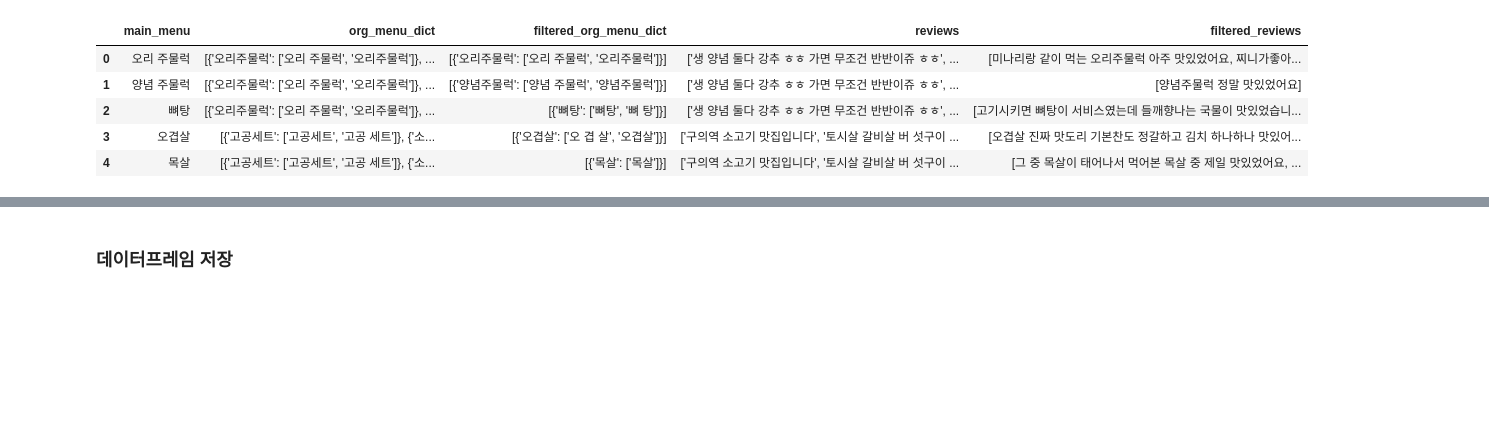
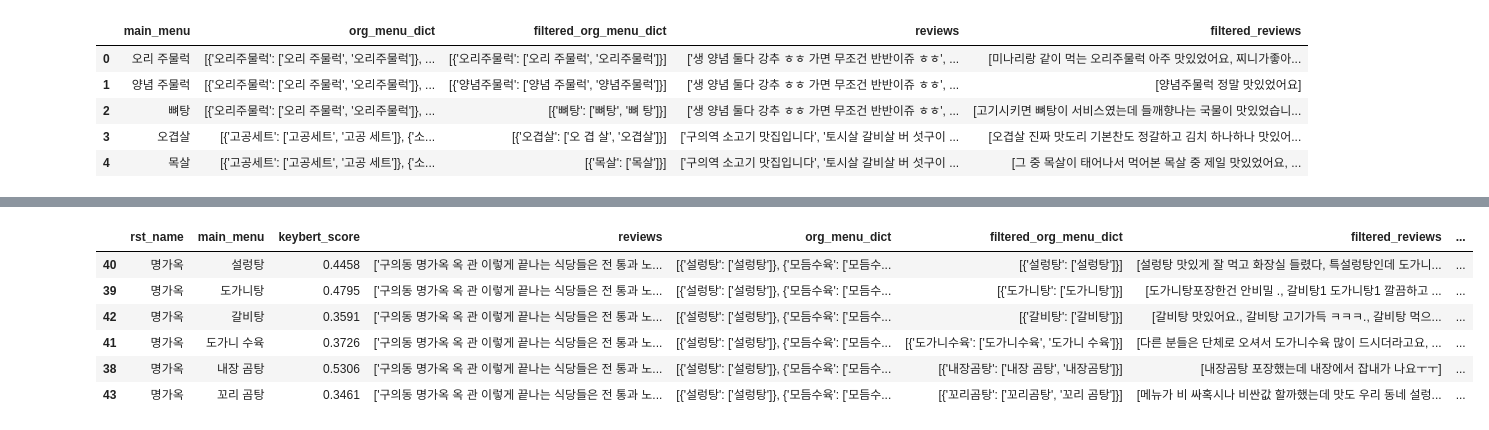
Before and after one commit to SJU-Capstone-DS-DayOne/Palette-AI-models, a Jupyter notebook: Model/KeyPhrase/keybert_to_df.ipynb, the cells around one changed output, grey strips where cells are left out. Drawn from its saved outputs; the diff is of its cells as text; code cells hidden in the pictures; blank space fills up the shorter version.

```diff
--- a/Model/KeyPhrase/keybert_to_df.ipynb
+++ b/Model/KeyPhrase/keybert_to_df.ipynb
@@ -346,0 +367,19 @@ data.head()
+# %%
+# total_score 열 계산
+
+alpha = 1 # 알파 적용은 아래 두 식 중 양자택일
+
+
+# e^x 계산 되돌린 후, (e+alpha)^x 로 계산하는 수식
+data['BPP'] = (np.e + alpha) ** np.log(data['BPP'])
+
+'''
+# e^x 대신 e^(alpha*x) 로 계산하는 식
+data['BPP'] = np.exp(alpha * np.log(data['BPP']))
+'''
+
+data['total_score'] = data['keybert_score'] * data['BPP']
+
+
+# rst_name 열의 값이 같은 식당 별로 total_score가 높은 순으로 정렬
+sorted_data = data.sort_values(by=['rst_name', 'total_score'], ascending=[True, False])
@@ -347,4 +396,16 @@ data.head()
+# %%
+# 특정 음식점 보기
+sorted_data[sorted_data['rst_name'] == '명가옥']
+
+# 명가옥, 짬뽕지존 아차산역점, 보배반점 구의점, 고공 구의점, 라라면옥, 고공 구의점 시발 섹스
+# 산쪼메 구의점 이슈
+# %% [output]
+|  | rst_name | main_menu | keybert_score | reviews | org_menu_dict | filtered_org_menu_dict | filtered_reviews | ... |
+| 40 | 명가옥 | 설렁탕 | 0.4458 | ['구의동 명가옥 옥 관 이렇게 끝나는 식당들은 전 통과 노... | [{'설렁탕': ['설렁탕']}, {'모듬수육': ['모듬수... | [{'설렁탕': ['설렁탕']}] | [설렁탕 맛있게 잘 먹고 화장실 들렸다, 특설렁탕인데 도가니... | ... |
+| 39 | 명가옥 | 도가니탕 | 0.4795 | ['구의동 명가옥 옥 관 이렇게 끝나는 식당들은 전 통과 노... | [{'설렁탕': ['설렁탕']}, {'모듬수육': ['모듬수... | [{'도가니탕': ['도가니탕']}] | [도가니탕포장한건 안비밀 ., 갈비탕1 도가니탕1 깔끔하고 ... | ... |
+| 42 | 명가옥 | 갈비탕 | 0.3591 | ['구의동 명가옥 옥 관 이렇게 끝나는 식당들은 전 통과 노... | [{'설렁탕': ['설렁탕']}, {'모듬수육': ['모듬수... | [{'갈비탕': ['갈비탕']}] | [갈비탕 맛있어요., 갈비탕 고기가득 ㅋㅋㅋ., 갈비탕 먹으... | ... |
+| 41 | 명가옥 | 도가니 수육 | 0.3726 | ['구의동 명가옥 옥 관 이렇게 끝나는 식당들은 전 통과 노... | [{'설렁탕': ['설렁탕']}, {'모듬수육': ['모듬수... | [{'도가니수육': ['도가니수육', '도가니 수육']}] | [다른 분들은 단체로 오셔서 도가니수육 많이 드시더라고요, ... | ... |
+| 38 | 명가옥 | 내장 곰탕 | 0.5306 | ['구의동 명가옥 옥 관 이렇게 끝나는 식당들은 전 통과 노... | [{'설렁탕': ['설렁탕']}, {'모듬수육': ['모듬수... | [{'내장곰탕': ['내장 곰탕', '내장곰탕']}] | [내장곰탕 포장했는데 내장에서 잡내가 나요ㅜㅜ] | ... |
+| 43 | 명가옥 | 꼬리 곰탕 | 0.3461 | ['구의동 명가옥 옥 관 이렇게 끝나는 식당들은 전 통과 노... | [{'설렁탕': ['설렁탕']}, {'모듬수육': ['모듬수... | [{'꼬리곰탕': ['꼬리곰탕', '꼬리 곰탕']}] | [메뉴가 비 싸혹시나 비싼값 할까했는데 맛도 우리 동네 설렁... | ... |
 # %%
 data.to_csv("../data/senti_score.csv",encoding='utf-8-sig')
-# %% [markdown]
-### 데이터프레임 저장
```
Also changed, not shown: parts of 6 cells of this notebook.
